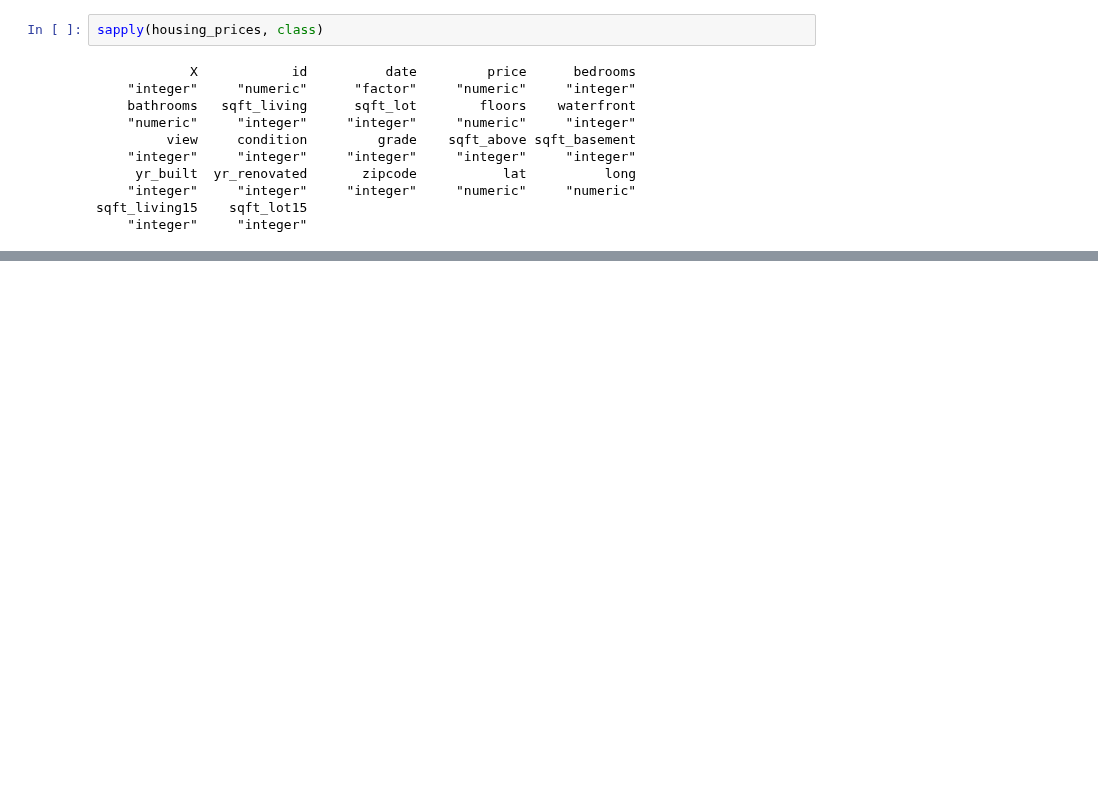
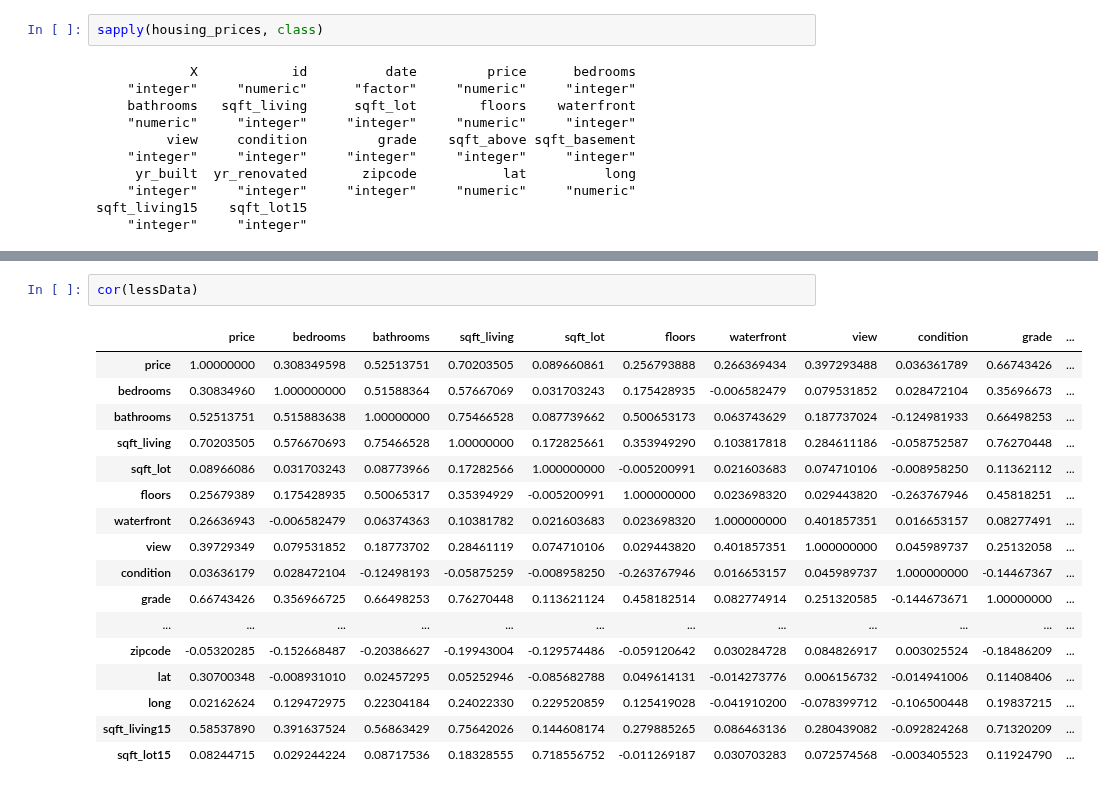
Before and after one commit to iamjz/R-Data, a Jupyter notebook: MultivariateVisualizations.ipynb, the cells around one changed output, grey strips where cells are left out. Drawn from its saved outputs; the diff is of its cells as text; blank space fills up the shorter version.

```diff
--- a/MultivariateVisualizations.ipynb
+++ b/MultivariateVisualizations.ipynb
@@ -53,0 +66,20 @@ sqft_living15    sqft_lot15
+# %%
+cor(lessData)
+# %% [output]
+|  | price | bedrooms | bathrooms | sqft_living | sqft_lot | floors | waterfront | view | condition | grade | ... |
+| price | 1.00000000 | 0.308349598 | 0.52513751 | 0.70203505 | 0.089660861 | 0.256793888 | 0.266369434 | 0.397293488 | 0.036361789 | 0.66743426 | ... |
+| bedrooms | 0.30834960 | 1.000000000 | 0.51588364 | 0.57667069 | 0.031703243 | 0.175428935 | -0.006582479 | 0.079531852 | 0.028472104 | 0.35696673 | ... |
+| bathrooms | 0.52513751 | 0.515883638 | 1.00000000 | 0.75466528 | 0.087739662 | 0.500653173 | 0.063743629 | 0.187737024 | -0.124981933 | 0.66498253 | ... |
+| sqft_living | 0.70203505 | 0.576670693 | 0.75466528 | 1.00000000 | 0.172825661 | 0.353949290 | 0.103817818 | 0.284611186 | -0.058752587 | 0.76270448 | ... |
+| sqft_lot | 0.08966086 | 0.031703243 | 0.08773966 | 0.17282566 | 1.000000000 | -0.005200991 | 0.021603683 | 0.074710106 | -0.008958250 | 0.11362112 | ... |
+| floors | 0.25679389 | 0.175428935 | 0.50065317 | 0.35394929 | -0.005200991 | 1.000000000 | 0.023698320 | 0.029443820 | -0.263767946 | 0.45818251 | ... |
+| waterfront | 0.26636943 | -0.006582479 | 0.06374363 | 0.10381782 | 0.021603683 | 0.023698320 | 1.000000000 | 0.401857351 | 0.016653157 | 0.08277491 | ... |
+| view | 0.39729349 | 0.079531852 | 0.18773702 | 0.28461119 | 0.074710106 | 0.029443820 | 0.401857351 | 1.000000000 | 0.045989737 | 0.25132058 | ... |
+| condition | 0.03636179 | 0.028472104 | -0.12498193 | -0.05875259 | -0.008958250 | -0.263767946 | 0.016653157 | 0.045989737 | 1.000000000 | -0.14467367 | ... |
+| grade | 0.66743426 | 0.356966725 | 0.66498253 | 0.76270448 | 0.113621124 | 0.458182514 | 0.082774914 | 0.251320585 | -0.144673671 | 1.00000000 | ... |
+| ... | ... | ... | ... | ... | ... | ... | ... | ... | ... | ... | ... |
+| zipcode | -0.05320285 | -0.152668487 | -0.20386627 | -0.19943004 | -0.129574486 | -0.059120642 | 0.030284728 | 0.084826917 | 0.003025524 | -0.18486209 | ... |
+| lat | 0.30700348 | -0.008931010 | 0.02457295 | 0.05252946 | -0.085682788 | 0.049614131 | -0.014273776 | 0.006156732 | -0.014941006 | 0.11408406 | ... |
+| long | 0.02162624 | 0.129472975 | 0.22304184 | 0.24022330 | 0.229520859 | 0.125419028 | -0.041910200 | -0.078399712 | -0.106500448 | 0.19837215 | ... |
+| sqft_living15 | 0.58537890 | 0.391637524 | 0.56863429 | 0.75642026 | 0.144608174 | 0.279885265 | 0.086463136 | 0.280439082 | -0.092824268 | 0.71320209 | ... |
+| sqft_lot15 | 0.08244715 | 0.029244224 | 0.08717536 | 0.18328555 | 0.718556752 | -0.011269187 | 0.030703283 | 0.072574568 | -0.003405523 | 0.11924790 | ... |
```
Also changed, not shown: parts of 14 cells of this notebook.
